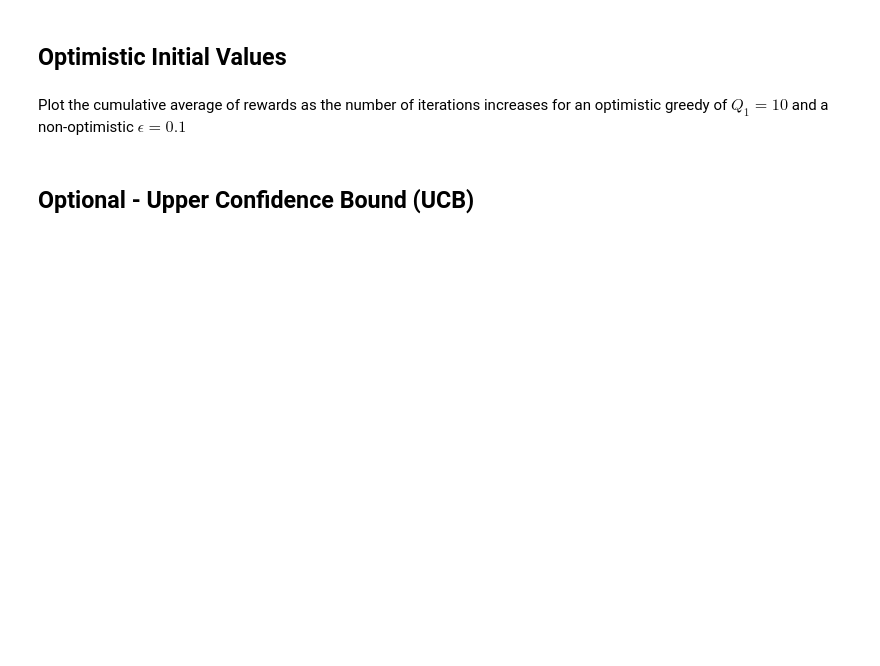
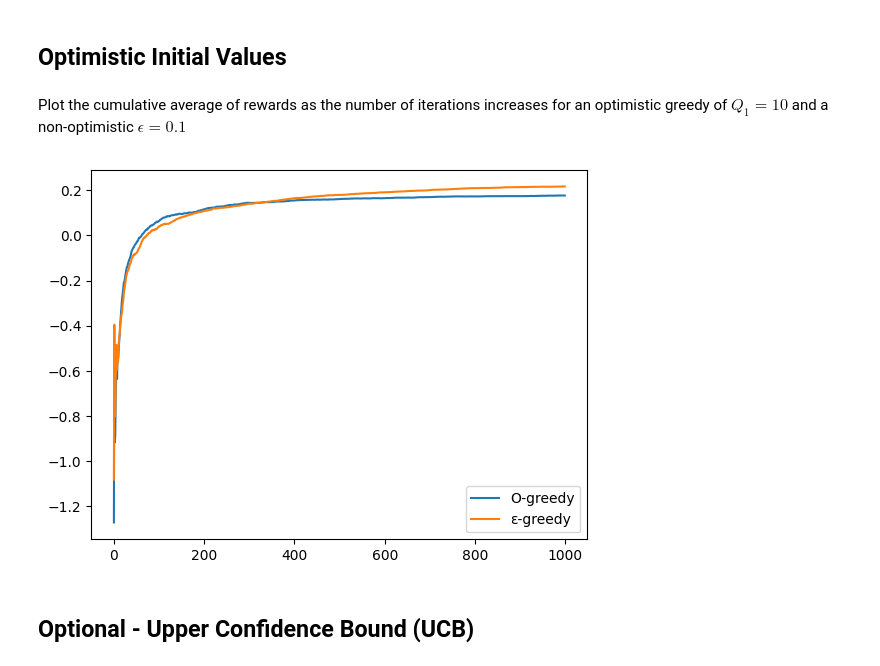
Before and after one commit to MrTOM69/RL-WiDS, a Jupyter notebook: Week2/work_on_bandits.ipynb, the cells around one changed output. Cells and saved outputs as stored; diff of their text form; code cells hidden in the pictures; blank space fills up the shorter version.

```diff
--- a/Week2/work_on_bandits.ipynb
+++ b/Week2/work_on_bandits.ipynb
@@ -49,5 +123,40 @@ def run_optimistic_greedy():
+# %%
+# Return the reward from the bandits in a list
+T = 1000
+def run_optimistic_greedy():
+    k= len(bandits)
+    count = [0]*k
+    estimate = [10]*k
+    rewards = []
+    for x in range(k,T):
+        arm = estimate.index(max(estimate))
+        r = bandits[arm].pullLever()
+        rewards.append(r)
+        count[arm]+=1
+        estimate[arm] += (r-estimate[arm])/count[arm]
+    return rewards
 # %% [markdown]
 Plot the cumulative average of rewards as the number of iterations increases for an optimistic greedy of $Q_1 = 10$ and a non-optimistic $\epsilon = 0.1$
+# %%
+num_of_runs = 100
+allrewards = []
+egreedy = []
+for _ in range(num_of_runs) :
+    rewards = run_greedy(bandits,T)
+    allrewards.append(rewards)
+    reward = run_epsilon_greedy(bandits,0.1,T)
+    egreedy.append(reward)
+# %%
+mean_rewards = np.mean(allrewards, axis=0)
+mean_rewards_e = np.mean(egreedy,axis=0)
+cum_avg = np.cumsum(mean_rewards)/np.arange(1,T+1)
+cum_avg_e = np.cumsum(mean_rewards_e)/np.arange(1,T+1)
+plt.plot(cum_avg, label="O-greedy")
+plt.plot(cum_avg_e, label="ε-greedy")
+plt.legend()
+plt.show()
+# %% [output]
+[figure, added]
 # %% [markdown]
 ## Optional - Upper Confidence Bound (UCB)
 # %%
```
Also changed, not shown: parts of 13 cells of this notebook.
